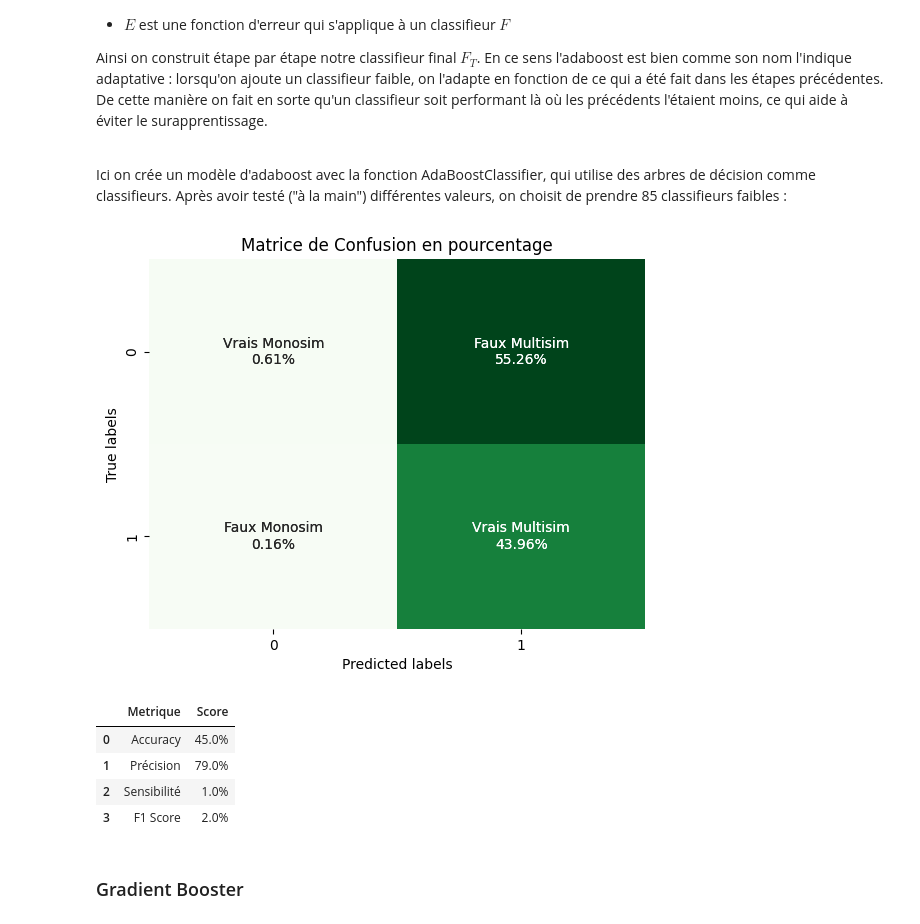
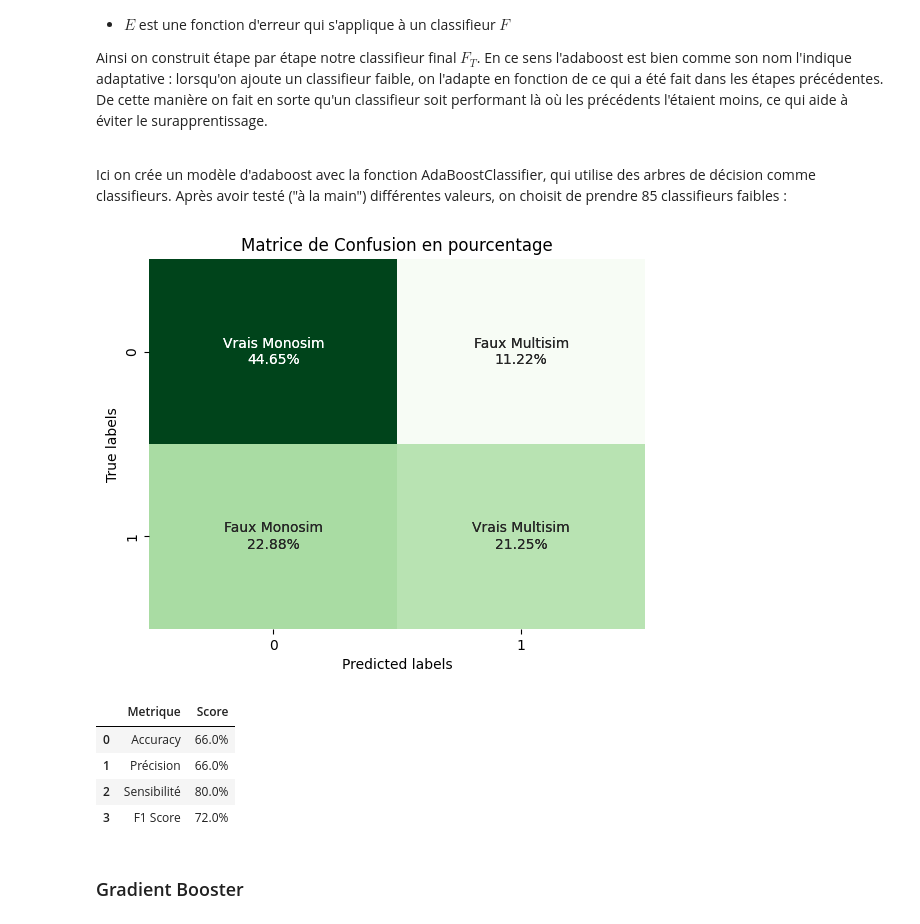
Before and after one commit to momowade221/Notebook_Segmentation_Client_OM, a Jupyter notebook: Scoring_multisim.ipynb, the cells around one changed output. Drawn from its saved outputs; the diff is of its cells as text; code cells hidden in the pictures.

```diff
--- a/Scoring_multisim.ipynb
+++ b/Scoring_multisim.ipynb
@@ -1235,11 +1326,11 @@ D'abord sur les données classiques. On utilise une forêt de 200 arbres :
 from sklearn.ensemble import RandomForestClassifier
 
 rfB = RandomForestClassifier(n_estimators=200)#On crée notre RandomForest
-rfB.fit(X_train_scaled,y_train_final)#On la fit à nos données
-rfB_pred =rfB.predict(X_test_final) #On prédit nos données
+rfB.fit(X_train_scaled,y_train)#On la fit à nos données
+rfB_pred =rfB.predict(X_test_scaled) #On prédit nos données
 
 dict_models_pred['Random Forest']=rfB_pred  #On ajoute les résultats dans notre dictionnaire
 
-matrice_conf(y_test_final,rfB_pred) #Matrice de confusion
-model_score(y_test_final,rfB_pred) #Score
+matrice_conf(y_test,rfB_pred) #Matrice de confusion
+model_score(y_test,rfB_pred) #Score
 # %% [output]
@@ -1267,9 +1358,9 @@ from sklearn.neighbors import KNeighborsClassifier
 erreur=[]
 for i in range(1,40):
     knn = KNeighborsClassifier(n_neighbors=i)
-    knn.fit(X_train_scaled,y_train_final)
-    pred_i = knn.predict(X_test_final)
-    erreur.append(np.mean(pred_i != y_test_final))
+    knn.fit(X_train_scaled,y_train)
+    pred_i = knn.predict(X_test_scaled)
+    erreur.append(np.mean(pred_i != y_test))
 
 plt.figure(figsize=(10,6))
 plt.plot(range(1,40),erreur,color="blue",linestyle="dashed", marker="o",markerfacecolor="red", markersize=10)
@@ -1283,12 +1371,12 @@ Text(0, 0.5, 'Error Rate')
 On choisit de prendre 3 voisins d'après le graphique. À noter qu'avec 9 voisins l'erreur est aussi basse qu'avec 3.
 # %%
 knnB = KNeighborsClassifier(n_neighbors=3)#On crée notre KNN
-knnB.fit(X_train_scaled,y_train_final) #On la fit à nos données
-knnB_pred = knnB.predict(X_test_final)# On prédit nos données
+knnB.fit(X_train_scaled,y_train) #On la fit à nos données
+knnB_pred = knnB.predict(X_test_scaled)# On prédit nos données
 
 dict_models_pred['KNN']=knnB_pred  #On ajoute les résultats dans notre dictionnaire
 
 
-matrice_conf(y_test_final,knnB_pred) #Matrice de confusion
-model_score(y_test_final,knnB_pred) #Score
+matrice_conf(y_test,knnB_pred) #Matrice de confusion
+model_score(y_test,knnB_pred) #Score
 # %% [output]
@@ -1341,8 +1429,8 @@ Le modèle SVM implémenté va donc déterminer cette unique solution par des al
 from sklearn.svm import SVC
 
 svmB = SVC(kernel = 'linear')#On crée notre SVM
-svmB.fit(X_train_scaled,y_train_final) #On la fit à nos données
-svmB_pred =svmB.predict(X_test_final)# On prédit nos données
+svmB.fit(X_train_scaled,y_train) #On la fit à nos données
+svmB_pred =svmB.predict(y_test)# On prédit nos données
 
 dict_models_pred['SVM']=svmB_pred  #On ajoute les résultats dans notre dictionnaire
 
@@ -1382,22 +1468,22 @@ Ici on crée un modèle d'adaboost avec la fonction AdaBoostClassifier, qui util
 # %%
 from sklearn.ensemble import AdaBoostClassifier
 
 adaB = AdaBoostClassifier(n_estimators=85) #On crée notre AdaBoost
-adaB.fit(X_train_scaled,y_train_final) #On la fit à nos données
-adaB_pred =adaB.predict(X_test_final)# On prédit nos données
+adaB.fit(X_train_scaled,y_train) #On la fit à nos données
+adaB_pred =adaB.predict(X_test_scaled)# On prédit nos données
 
 dict_models_pred['AdaBoost']=adaB_pred  #On ajoute les résultats dans notre dictionnaire
 
 
-matrice_conf(y_test_final,adaB_pred) #Matrice de confusion
-model_score(y_test_final,adaB_pred) #Score
+matrice_conf(y_test,adaB_pred) #Matrice de confusion
+model_score(y_test,adaB_pred) #Score
 # %% [output]
-[figure, old version]
+[figure, new version]
 |  | Metrique | Score |
-| 0 | Accuracy | 45.0% |
-| 1 | Précision | 79.0% |
-| 2 | Sensibilité | 1.0% |
-| 3 | F1 Score | 2.0% |
+| 0 | Accuracy | 66.0% |
+| 1 | Précision | 66.0% |
+| 2 | Sensibilité | 80.0% |
+| 3 | F1 Score | 72.0% |
 # %% [markdown]
 ### Gradient Booster
 # %%
```
Also changed, not shown: parts of 45 cells of this notebook.
